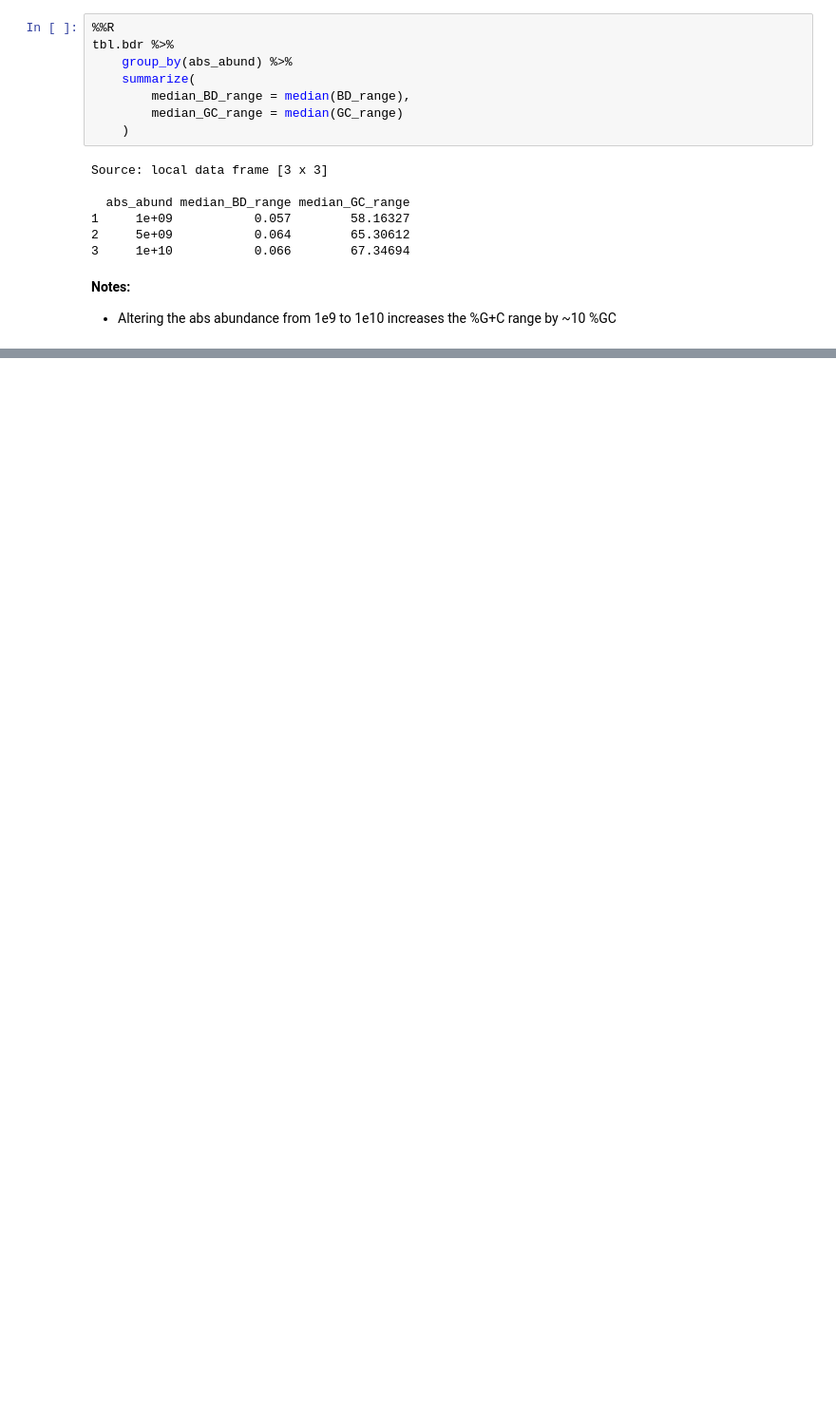
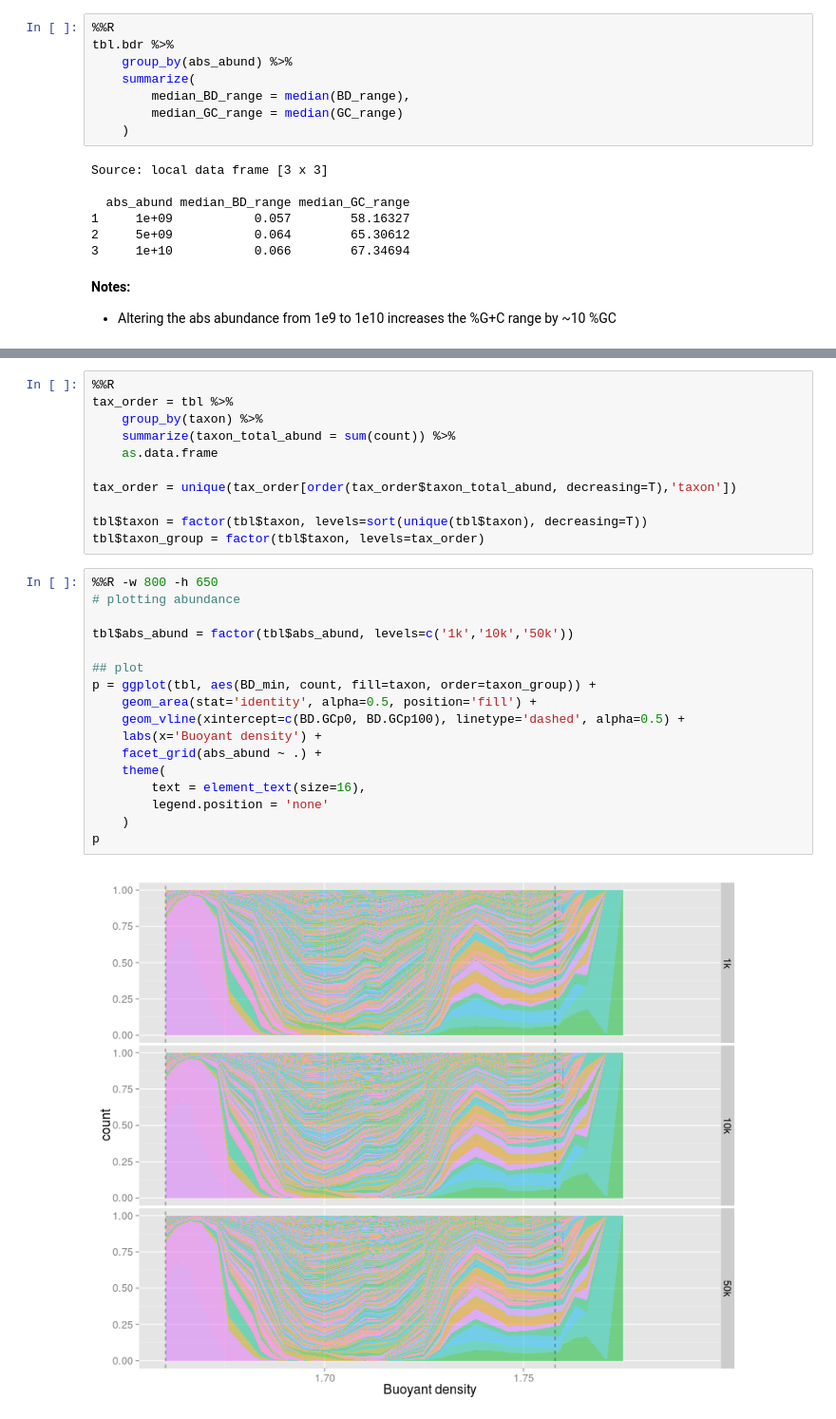
Before and after one commit to nick-youngblut/SIPSim, a Jupyter notebook: ipynb/bac_genome/all/nl1/absAbund.ipynb, the cells around one changed output, grey strips where cells are left out. Shown at 95% size. Saved outputs shown, nothing was run; the diff lists cells and outputs as text; blank space fills up the shorter version.

```diff
--- a/ipynb/bac_genome/all/nl1/absAbund.ipynb
+++ b/ipynb/bac_genome/all/nl1/absAbund.ipynb
@@ -419,0 +474,30 @@ __Notes:__
+# %%
+%%R
+tax_order = tbl %>%
+    group_by(taxon) %>%
+    summarize(taxon_total_abund = sum(count)) %>%
+    as.data.frame
+
+tax_order = unique(tax_order[order(tax_order$taxon_total_abund, decreasing=T),'taxon'])
+
+tbl$taxon = factor(tbl$taxon, levels=sort(unique(tbl$taxon), decreasing=T))
+tbl$taxon_group = factor(tbl$taxon, levels=tax_order)
+# %%
+%%R -w 800 -h 650
+# plotting abundance
+
+tbl$abs_abund = factor(tbl$abs_abund, levels=c('1k','10k','50k'))
+
+## plot
+p = ggplot(tbl, aes(BD_min, count, fill=taxon, order=taxon_group)) +
+    geom_area(stat='identity', alpha=0.5, position='fill') +
+    geom_vline(xintercept=c(BD.GCp0, BD.GCp100), linetype='dashed', alpha=0.5) +
+    labs(x='Buoyant density') +
+    facet_grid(abs_abund ~ .) +
+    theme(
+        text = element_text(size=16),
+        legend.position = 'none'
+    )
+p
+# %% [output]
+[figure, added]
```
Also changed, not shown: parts of 8 cells of this notebook, 4 other files.
